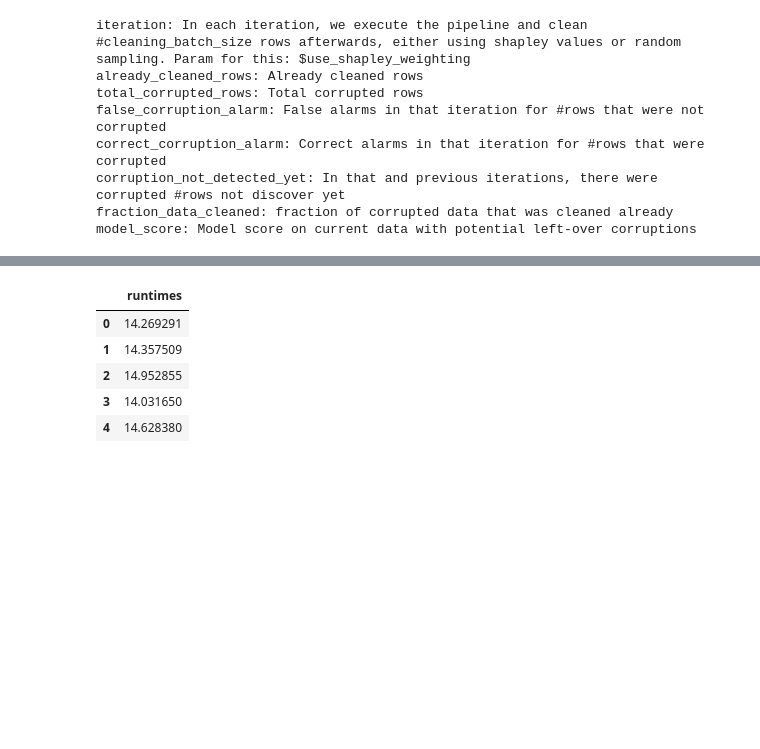
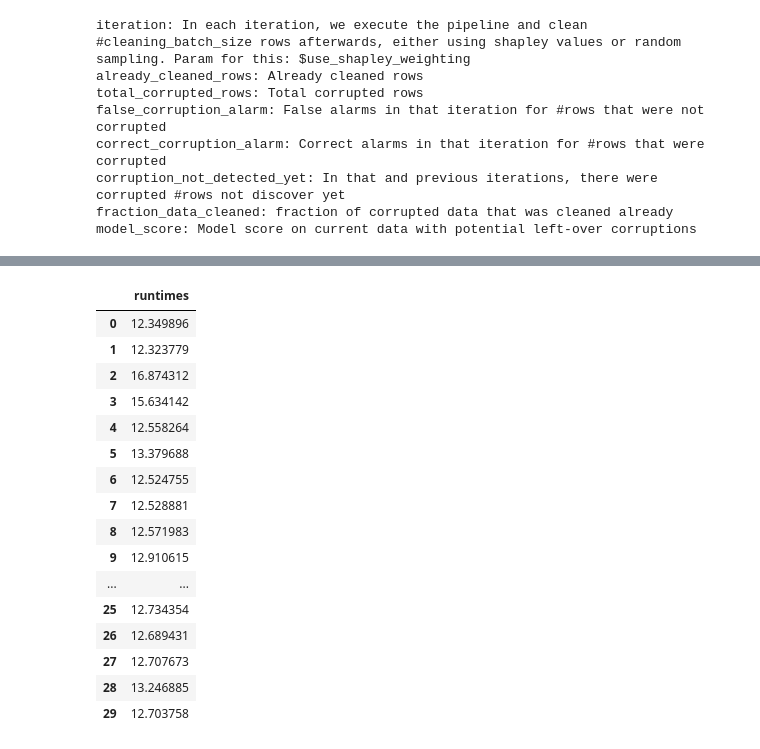
Before and after one commit to stefan-grafberger/deem22-what-if-experiments, a Jupyter notebook: whatif/example_pipelines/shapley_value_experiments.ipynb, the cells around one changed output, grey strips where cells are left out. Saved outputs shown, nothing was run; the diff lists cells and outputs as text; code cells hidden in the pictures; blank space fills up the shorter version.

```diff
--- a/whatif/example_pipelines/shapley_value_experiments.ipynb
+++ b/whatif/example_pipelines/shapley_value_experiments.ipynb
@@ -145,5 +167,5 @@ Done!
 # %%
-shapley_performance_opt_w_model = measure_shapley_opt_exec_time(0.2, 10, True, 10, 50, True, 5)
+shapley_performance_opt_w_model = measure_shapley_opt_exec_time(0.2, 10, True, 10, 50, True, 30)
 save_to_csv(shapley_performance_opt_w_model, "shapley_performance_opt_w_model")
 shapley_performance_opt_w_model
 # %% [output]
@@ -166,8 +188,19 @@ Starting iteration 9 now...
 Done!
 |  | runtimes |
-| 0 | 14.269291 |
-| 1 | 14.357509 |
-| 2 | 14.952855 |
-| 3 | 14.031650 |
-| 4 | 14.628380 |
+| 0 | 12.349896 |
+| 1 | 12.323779 |
+| 2 | 16.874312 |
+| 3 | 15.634142 |
+| 4 | 12.558264 |
+| 5 | 13.379688 |
+| 6 | 12.524755 |
+| 7 | 12.528881 |
+| 8 | 12.571983 |
+| 9 | 12.910615 |
+| ... | ... |
+| 25 | 12.734354 |
+| 26 | 12.689431 |
+| 27 | 12.707673 |
+| 28 | 13.246885 |
+| 29 | 12.703758 |
 # %%
```
Also changed, not shown: parts of 9 cells of this notebook, 9 other files.
